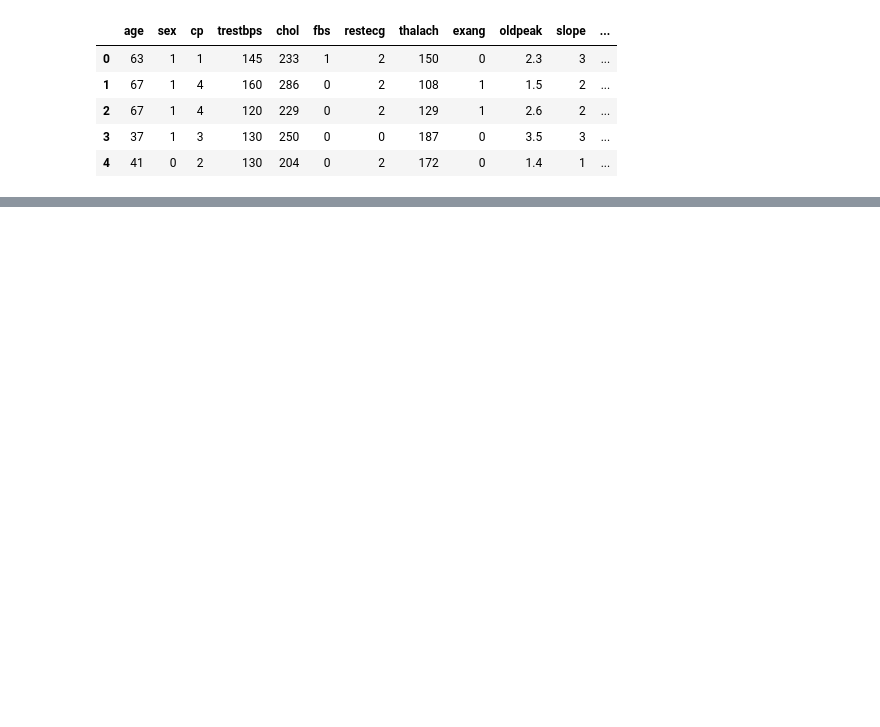
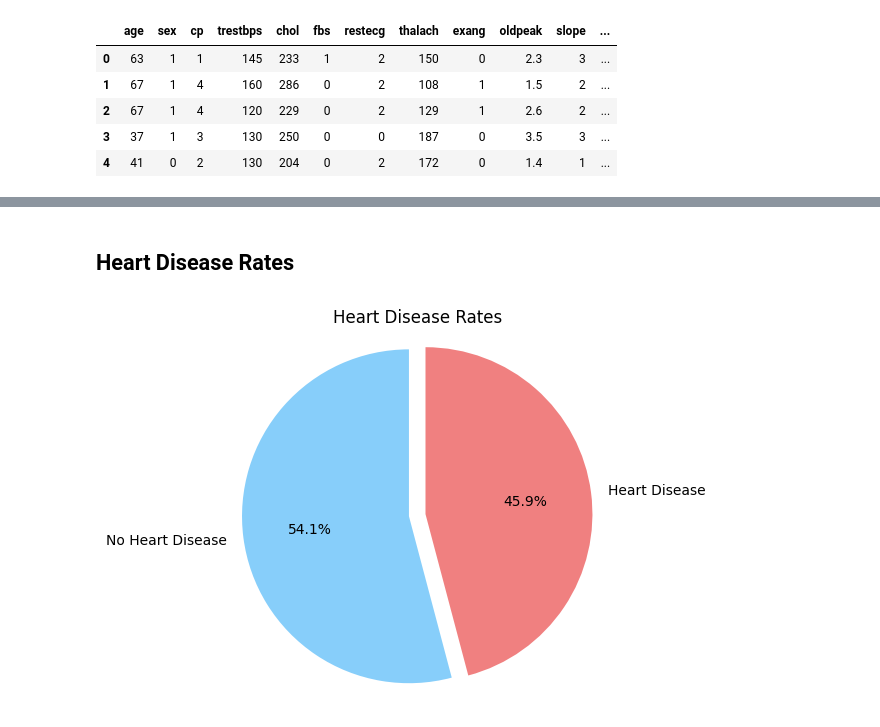
Before and after one commit to CuriousPrathik/Heart-Disease-Diagnostic-Analysis, a Jupyter notebook: Notebooks/EDA.ipynb, the cells around one changed output, grey strips where cells are left out. Cells and saved outputs as stored; diff of their text form; code cells hidden in the pictures; blank space fills up the shorter version.

```diff
--- a/Notebooks/EDA.ipynb
+++ b/Notebooks/EDA.ipynb
@@ -119,27 +38,0 @@ df['Heart_Disease']=df['num'].apply(heart_disease)
-# %%
-# converting column 'sex'  data [0,1] into two categories
-
-def gender(row):
-    if row==1:
-        return 'Male'
-    elif row==0:
-        return 'Female'
-
-
-#Applying converted data into our dataset with new column - Gender
-
-df['Gender']=df['sex'].apply(gender)
-# %%
-#Converting column 'age' data into three categories
-
-def age_range(row):
-    if row>=29 and row<40:
-        return 'Young Age'
-    elif row>=40 and row<55:
-        return 'Middle Age'
-    elif row>55:
-        return 'Elder Age'
-
-#Applying converted data into our dataset with new column - Age_Range
-
-df['Age_Range']=df['age'].apply(age_range)
@@ -149,0 +39,21 @@ df.to_csv(r'C:\Users\prath\Heart-Disease-Diagnostic-Analysis\heart_disease_proce
+# %% [markdown]
+## **Heart Disease Rates**
+# %%
+# Count the number of individuals with and without heart disease
+heart_disease_counts = df['num'].value_counts()
+
+# Create a pie chart
+labels = ['No Heart Disease', 'Heart Disease']
+sizes = heart_disease_counts.values
+colors = ['lightskyblue', 'lightcoral']
+explode = (0, 0.1)  # Explode the slice representing heart disease
+
+plt.pie(sizes,  explode=explode, labels=labels, colors=colors, autopct='%1.1f%%', startangle=90)
+
+# title
+plt.title('Heart Disease Rates')
+
+# Display the chart
+plt.show()
+# %% [output]
+[figure, added]
```
Also changed, not shown: parts of 15 cells of this notebook, 2 other files.
